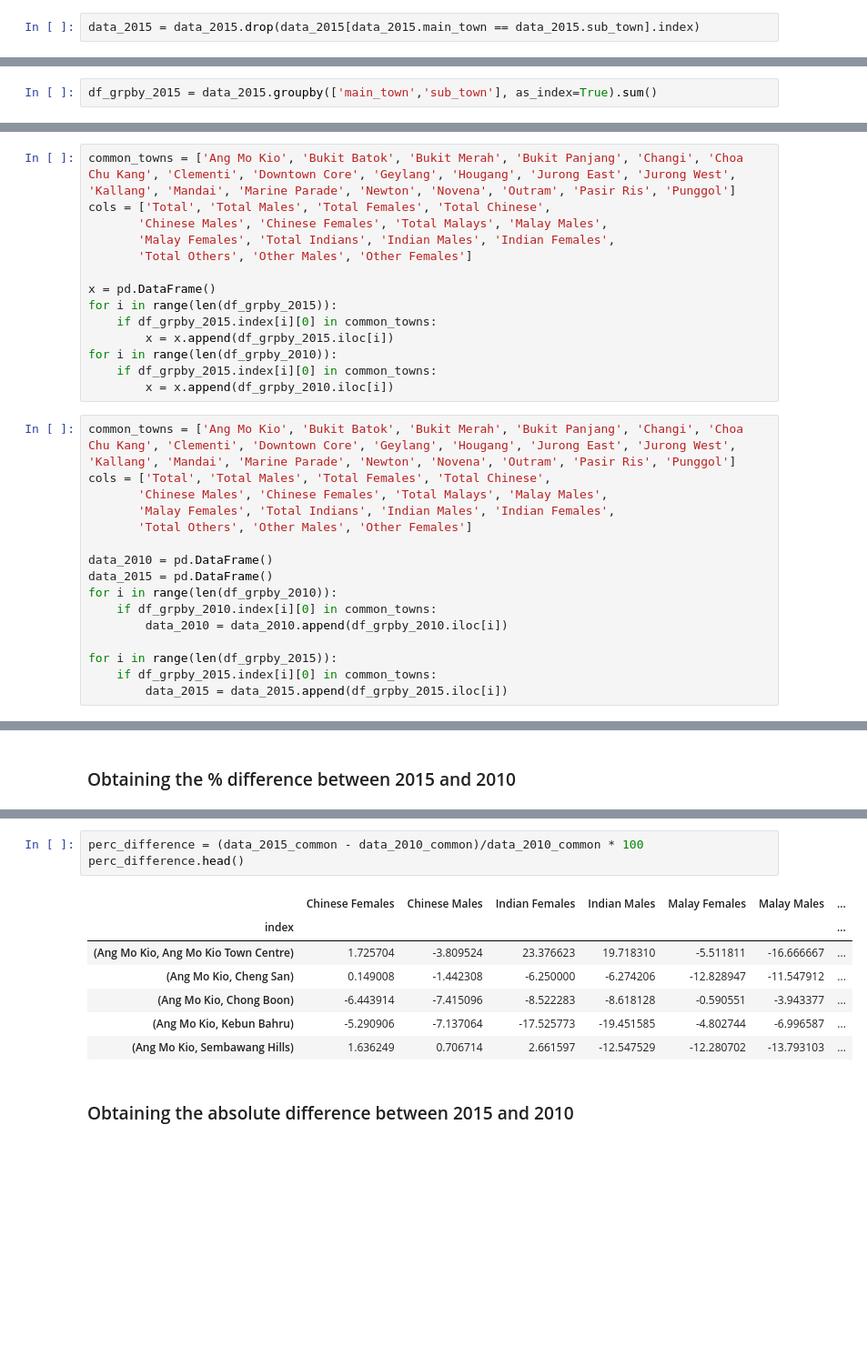
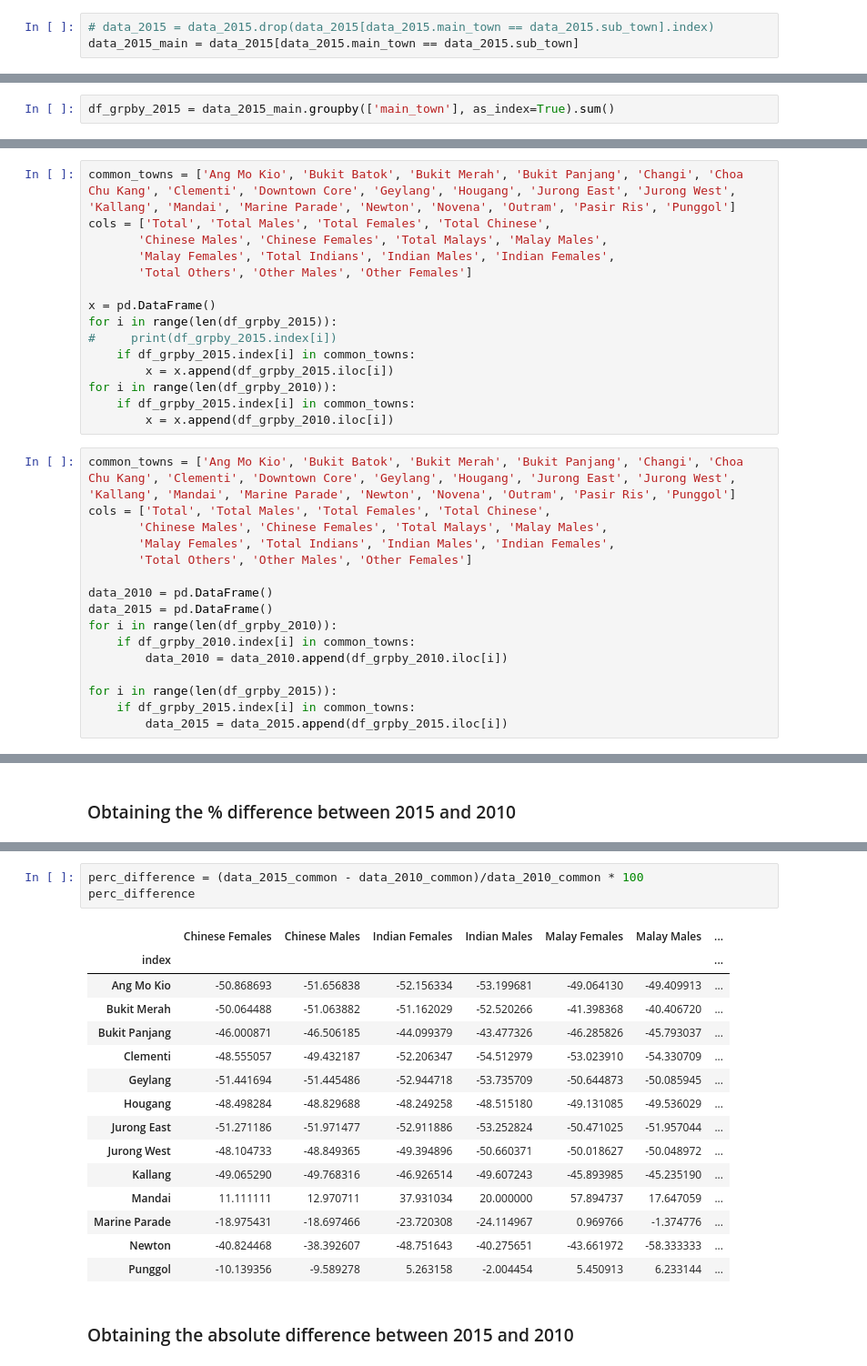
Before and after one commit to ongjx/BIA---Gerrymandering-Project, a Jupyter notebook: Household-Copy1.ipynb, the cells around one changed output, grey strips where cells are left out. Shown at 91% size. Cells and saved outputs as stored; diff of their text form; blank space fills up the shorter version.

```diff
--- a/Household-Copy1.ipynb
+++ b/Household-Copy1.ipynb
@@ -206,9 +170,10 @@ data_2015.head()
 # %%
-data_2015 = data_2015.drop(data_2015[data_2015.main_town == data_2015.sub_town].index)
+# data_2015 = data_2015.drop(data_2015[data_2015.main_town == data_2015.sub_town].index)
+data_2015_main = data_2015[data_2015.main_town == data_2015.sub_town]
 # %% [markdown]
 ### Grouping subtowns into their main towns
 # %%
-df_grpby_2015 = data_2015.groupby(['main_town','sub_town'], as_index=True).sum()
+df_grpby_2015 = data_2015_main.groupby(['main_town'], as_index=True).sum()
 # %%
 df_grpby_2015
 # %% [output]
@@ -242,10 +206,11 @@ cols = ['Total', 'Total Males', 'Total Females', 'Total Chinese',
 
 x = pd.DataFrame()
 for i in range(len(df_grpby_2015)):
-    if df_grpby_2015.index[i][0] in common_towns:
+#     print(df_grpby_2015.index[i])
+    if df_grpby_2015.index[i] in common_towns:
         x = x.append(df_grpby_2015.iloc[i])
 for i in range(len(df_grpby_2010)):
-    if df_grpby_2015.index[i][0] in common_towns:
+    if df_grpby_2015.index[i] in common_towns:
         x = x.append(df_grpby_2010.iloc[i])
 # %%
 common_towns = ['Ang Mo Kio', 'Bukit Batok', 'Bukit Merah', 'Bukit Panjang', 'Changi', 'Choa Chu Kang', 'Clementi', 'Downtown Core', 'Geylang', 'Hougang', 'Jurong East', 'Jurong West', 'Kallang', 'Mandai', 'Marine Parade', 'Newton', 'Novena', 'Outram', 'Pasir Ris', 'Punggol']
@@ -257,11 +222,11 @@ cols = ['Total', 'Total Males', 'Total Females', 'Total Chinese',
 data_2010 = pd.DataFrame()
 data_2015 = pd.DataFrame()
 for i in range(len(df_grpby_2010)):
-    if df_grpby_2010.index[i][0] in common_towns:
+    if df_grpby_2010.index[i] in common_towns:
         data_2010 = data_2010.append(df_grpby_2010.iloc[i])
 
 for i in range(len(df_grpby_2015)):
-    if df_grpby_2015.index[i][0] in common_towns:
+    if df_grpby_2015.index[i] in common_towns:
         data_2015 = data_2015.append(df_grpby_2015.iloc[i])
 # %%
 x = x.reset_index()
@@ -291,14 +274,22 @@ data_2010_common = data_2010[data_2010['index'].isin(condition)].set_index("inde
 # %%
 perc_difference = (data_2015_common - data_2010_common)/data_2010_common * 100
-perc_difference.head()
+perc_difference
 # %% [output]
 |  | Chinese Females | Chinese Males | Indian Females | Indian Males | Malay Females | Malay Males | ... |
 | index |  |  |  |  |  |  | ... |
-| (Ang Mo Kio, Ang Mo Kio Town Centre) | 1.725704 | -3.809524 | 23.376623 | 19.718310 | -5.511811 | -16.666667 | ... |
-| (Ang Mo Kio, Cheng San) | 0.149008 | -1.442308 | -6.250000 | -6.274206 | -12.828947 | -11.547912 | ... |
-| (Ang Mo Kio, Chong Boon) | -6.443914 | -7.415096 | -8.522283 | -8.618128 | -0.590551 | -3.943377 | ... |
-| (Ang Mo Kio, Kebun Bahru) | -5.290906 | -7.137064 | -17.525773 | -19.451585 | -4.802744 | -6.996587 | ... |
-| (Ang Mo Kio, Sembawang Hills) | 1.636249 | 0.706714 | 2.661597 | -12.547529 | -12.280702 | -13.793103 | ... |
+| Ang Mo Kio | -50.868693 | -51.656838 | -52.156334 | -53.199681 | -49.064130 | -49.409913 | ... |
+| Bukit Merah | -50.064488 | -51.063882 | -51.162029 | -52.520266 | -41.398368 | -40.406720 | ... |
+| Bukit Panjang | -46.000871 | -46.506185 | -44.099379 | -43.477326 | -46.285826 | -45.793037 | ... |
+| Clementi | -48.555057 | -49.432187 | -52.206347 | -54.512979 | -53.023910 | -54.330709 | ... |
+| Geylang | -51.441694 | -51.445486 | -52.944718 | -53.735709 | -50.644873 | -50.085945 | ... |
+| Hougang | -48.498284 | -48.829688 | -48.249258 | -48.515180 | -49.131085 | -49.536029 | ... |
+| Jurong East | -51.271186 | -51.971477 | -52.911886 | -53.252824 | -50.471025 | -51.957044 | ... |
+| Jurong West | -48.104733 | -48.849365 | -49.394896 | -50.660371 | -50.018627 | -50.048972 | ... |
+| Kallang | -49.065290 | -49.768316 | -46.926514 | -49.607243 | -45.893985 | -45.235190 | ... |
+| Mandai | 11.111111 | 12.970711 | 37.931034 | 20.000000 | 57.894737 | 17.647059 | ... |
+| Marine Parade | -18.975431 | -18.697466 | -23.720308 | -24.114967 | 0.969766 | -1.374776 | ... |
+| Newton | -40.824468 | -38.392607 | -48.751643 | -40.275651 | -43.661972 | -58.333333 | ... |
+| Punggol | -10.139356 | -9.589278 | 5.263158 | -2.004454 | 5.450913 | 6.233144 | ... |
 # %% [markdown]
 ### Obtaining the absolute difference between 2015 and 2010
 # %%
```
Also changed, not shown: parts of 25 cells of this notebook, 2 other files.
